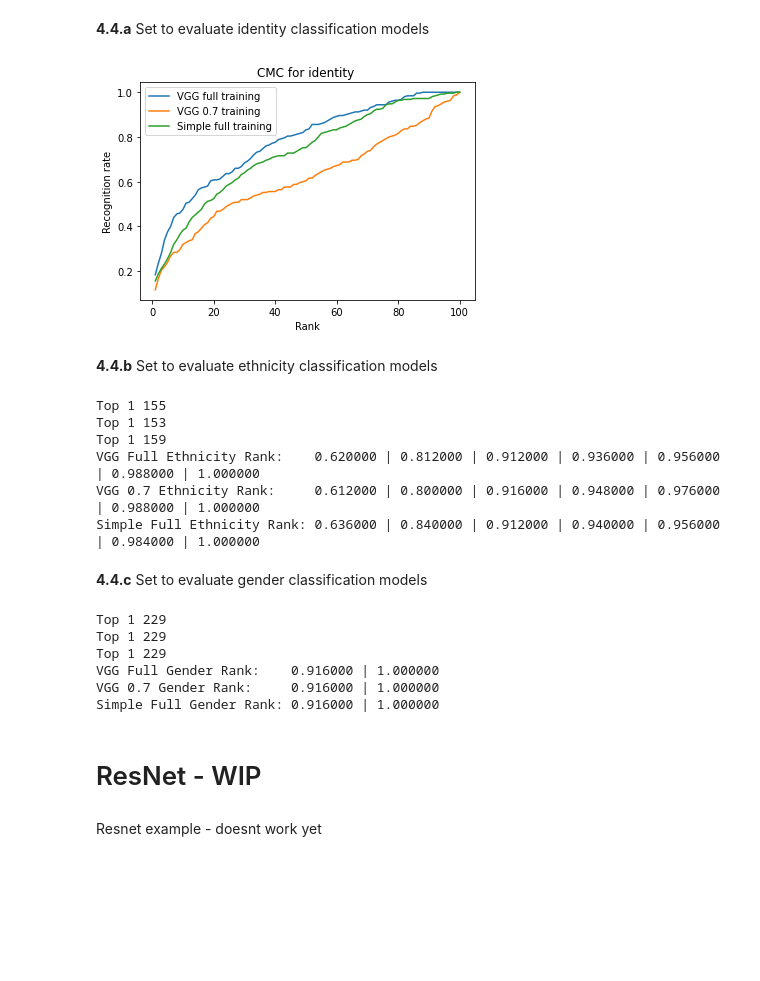
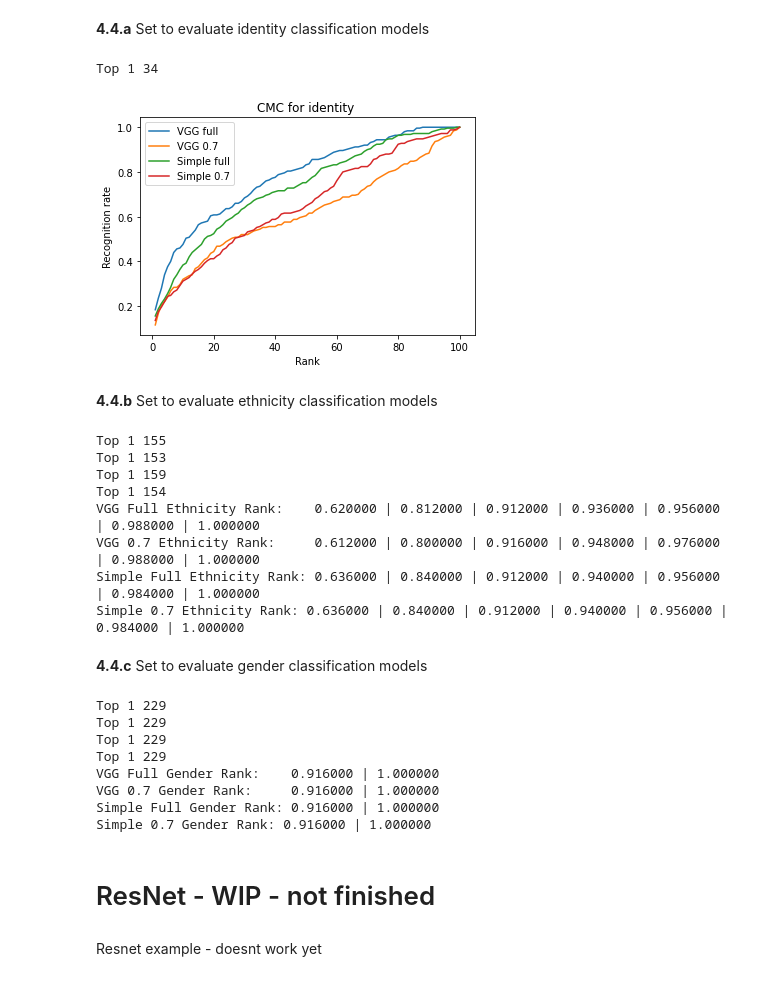
Before and after one commit to Davidvster/sb-ear-recognition, a Jupyter notebook: IBB-Ear_recognition.ipynb, the cells around one changed output. Cells and saved outputs as stored; diff of their text form; code cells hidden in the pictures; blank space fills up the shorter version.

```diff
--- a/IBB-Ear_recognition.ipynb
+++ b/IBB-Ear_recognition.ipynb
@@ -500,7 +540,7 @@ f.close()
 # %% [markdown]
 **3.5 (Optional - if not already set in training)** Define the path of the models you wish to evaluate
 # %%
-MODEL_PATH= "model-xx-identity/"
+MODEL_PATH= "model-18-identity/"
 # %% [markdown]
 **3.6** Evaluate top1, top5 and top10 of the selected models per epoch on test data
 
@@ -765,28 +808,39 @@ simple_full = calculate_rank("model-simple-identity/models/0057-simple_1.h5", "i
 f = open('simple_full_identity.pckl', 'wb')
 pickle.dump(simple_full, f)
 f.close()
+# %%
+simple_07 = calculate_rank("model-simple07-identity/models/0129-simple_1.h5", "identity")
+f = open('simple_07_identity.pckl', 'wb')
+pickle.dump(simple_07, f)
+f.close()
+# %% [output]
+Top 1 34
 # %%
 f = open('vgg_full_identity.pckl', 'rb')
 vgg_full = pickle.load(f)
 f.close()
 f = open('vgg_07_identity.pckl', 'rb')
 vgg_07 = pickle.load(f)
 f.close()
 f = open('simple_full_identity.pckl', 'rb')
 simple_full = pickle.load(f)
 f.close()
+f = open('simple_07_identity.pckl', 'rb')
+simple_07 = pickle.load(f)
+f.close()
 
 
 plt.plot(range(1, 100 +1 ), vgg_full)
 plt.plot(range(1, 100 +1 ), vgg_07)
 plt.plot(range(1, 100 +1 ), simple_full)
+plt.plot(range(1, 100 +1 ), simple_07)
 plt.title('CMC for identity ')
 plt.ylabel('Recognition rate')
 plt.xlabel('Rank')
-plt.legend(['VGG full training', 'VGG 0.7 training', 'Simple full training'])
-plt.savefig(fname = "results/model_rank_identity.png", dpi = 300)
+plt.legend(['VGG full', 'VGG 0.7', 'Simple full', 'Simple 0.7'])
+plt.savefig(fname = "results/model_rank_identity_2.png", dpi = 300)
 # %% [output]
-[figure, old version]
+[figure, new version]
 # %% [markdown]
 **4.4.b** Set to evaluate ethnicity classification models
 # %%
@@ -796,17 +850,22 @@ vgg_07 = calculate_rank("model-16-ethnicity/models/0003-vgg16_1.h5", "ethnicity"
 vgg_07_arr = np.char.mod('%f', vgg_07)
 simple_full = calculate_rank("model-simple-ethnicity/models/0030-simple_1.h5", "ethnicity")
 simple_full_arr = np.char.mod('%f', simple_full)
+simple_07 = calculate_rank("model-simple07-ethnicity/models/0028-simple_1.h5", "ethnicity")
+simple_07_arr = np.char.mod('%f', simple_full)
 
 print("VGG Full Ethnicity Rank:    " + " | ".join(vgg_full_arr))
 print("VGG 0.7 Ethnicity Rank:     " + " | ".join(vgg_07_arr))
 print("Simple Full Ethnicity Rank: " + " | ".join(simple_full_arr))
+print("Simple 0.7 Ethnicity Rank: " + " | ".join(simple_07_arr))
 # %% [output]
 Top 1 155
 Top 1 153
 Top 1 159
+Top 1 154
 VGG Full Ethnicity Rank:    0.620000 | 0.812000 | 0.912000 | 0.936000 | 0.956000 | 0.988000 | 1.000000
 VGG 0.7 Ethnicity Rank:     0.612000 | 0.800000 | 0.916000 | 0.948000 | 0.976000 | 0.988000 | 1.000000
 Simple Full Ethnicity Rank: 0.636000 | 0.840000 | 0.912000 | 0.940000 | 0.956000 | 0.984000 | 1.000000
+Simple 0.7 Ethnicity Rank: 0.636000 | 0.840000 | 0.912000 | 0.940000 | 0.956000 | 0.984000 | 1.000000
 # %% [markdown]
 **4.4.c** Set to evaluate gender classification models
 # %%
@@ -816,19 +875,24 @@ vgg_07 = calculate_rank("model-16-gender/models/0001-vgg16_1.h5", "gender")
 vgg_07_arr = np.char.mod('%f', vgg_07)
 simple_full = calculate_rank("model-simple-gender/models/0001-simple_1.h5", "gender")
 simple_full_arr = np.char.mod('%f', simple_full)
+simple_07 = calculate_rank("model-simple07-gender/models/0001-simple_1.h5", "gender")
+simple_07_arr = np.char.mod('%f', simple_full)
 
 print("VGG Full Gender Rank:    " + " | ".join(vgg_full_arr))
 print("VGG 0.7 Gender Rank:     " + " | ".join(vgg_07_arr))
 print("Simple Full Gender Rank: " + " | ".join(simple_full_arr))
+print("Simple 0.7 Gender Rank: " + " | ".join(simple_07_arr))
 # %% [output]
+Top 1 229
 Top 1 229
 Top 1 229
 Top 1 229
 VGG Full Gender Rank:    0.916000 | 1.000000
 VGG 0.7 Gender Rank:     0.916000 | 1.000000
 Simple Full Gender Rank: 0.916000 | 1.000000
+Simple 0.7 Gender Rank: 0.916000 | 1.000000
 # %% [markdown]
-# ResNet - WIP
+# ResNet - WIP - not finished
 # %% [markdown]
 Resnet example - doesnt work yet
 # %%
```
Also changed, not shown: parts of 6 cells of this notebook, 1 other file.
